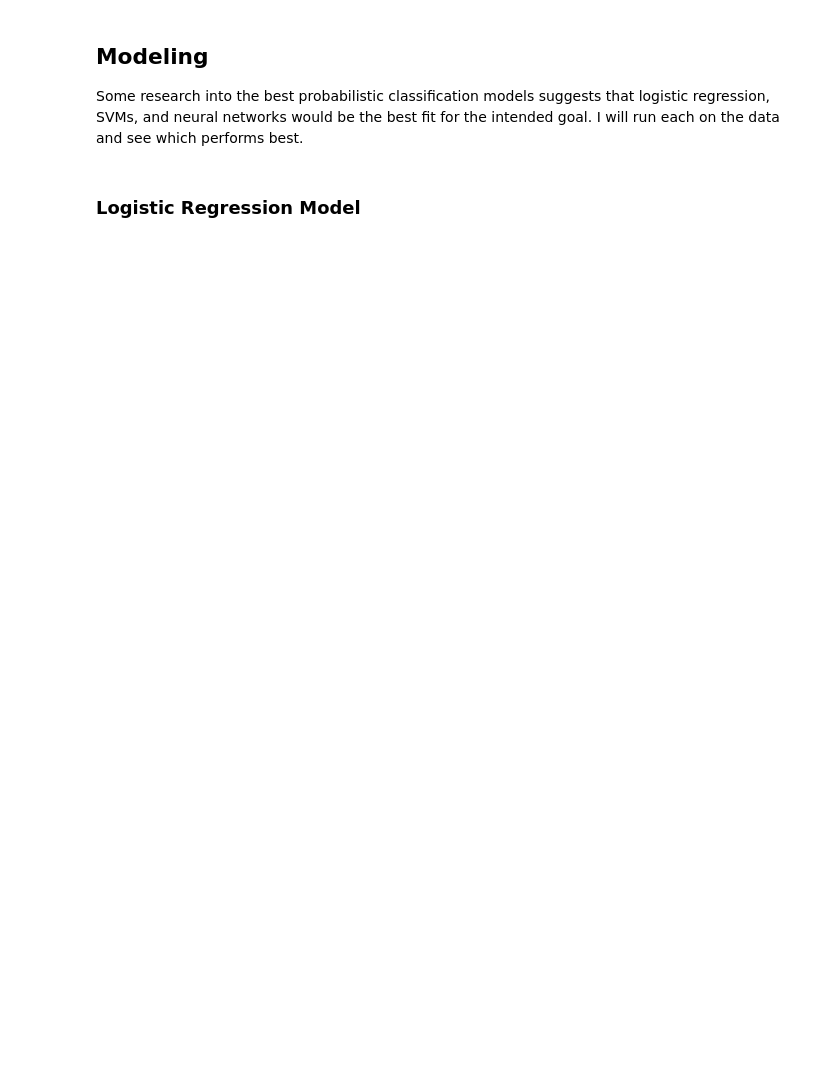
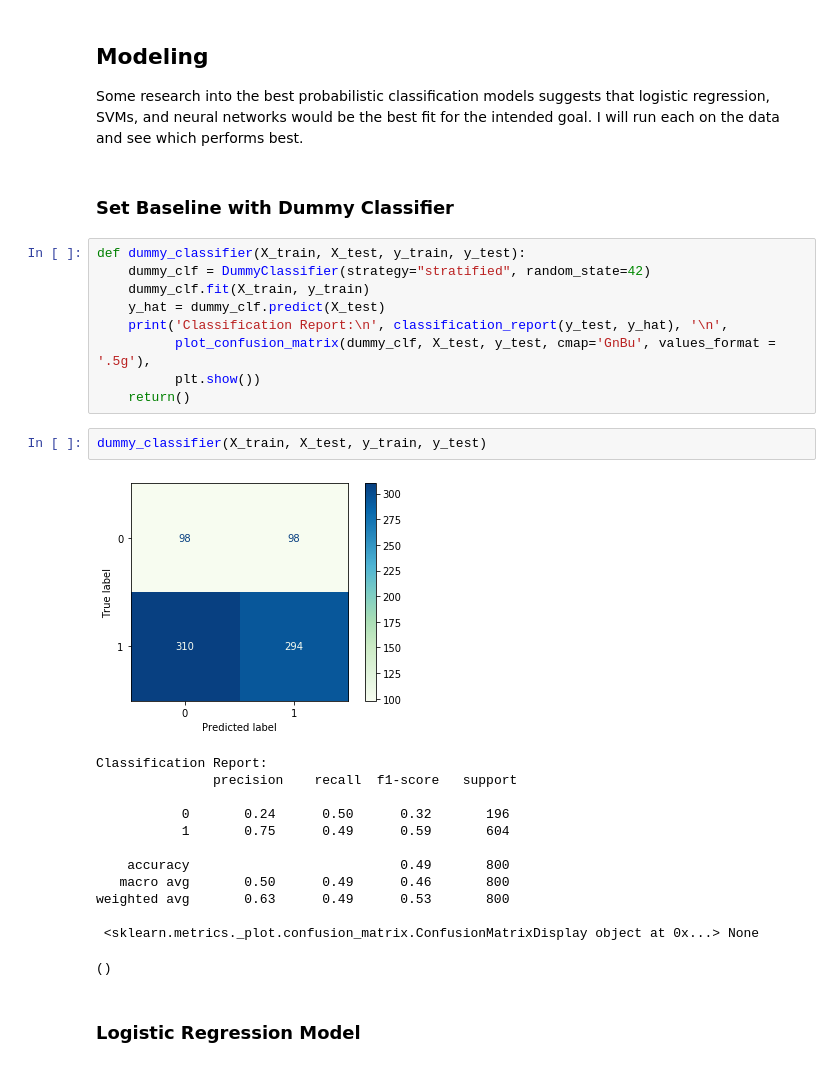
Before and after one commit to jnels13/NC_Litigation_Predictor, a Jupyter notebook: Litigation_Predictor.ipynb, the cells around one changed output. Cells and saved outputs as stored; diff of their text form; blank space fills up the shorter version.

```diff
--- a/Litigation_Predictor.ipynb
+++ b/Litigation_Predictor.ipynb
@@ -137,6 +148,33 @@ pd.Series(y_train).value_counts().plot.pie(autopct="%.1f%%");
 ## Modeling
 
 Some research into the best probabilistic classification models suggests that logistic regression, SVMs, and neural networks would be the best fit for the intended goal.  I will run each on the data and see which performs best.
+# %% [markdown]
+### Set Baseline with Dummy Classifier
+# %%
+def dummy_classifier(X_train, X_test, y_train, y_test):
+    dummy_clf = DummyClassifier(strategy="stratified", random_state=42)
+    dummy_clf.fit(X_train, y_train)
+    y_hat = dummy_clf.predict(X_test)
+    print('Classification Report:\n', classification_report(y_test, y_hat), '\n',
+          plot_confusion_matrix(dummy_clf, X_test, y_test, cmap='GnBu', values_format = '.5g'),
+          plt.show())
+    return()
+# %%
+dummy_classifier(X_train, X_test, y_train, y_test)
+# %% [output]
+[figure, added]
+Classification Report:
+               precision    recall  f1-score   support
+
+           0       0.24      0.50      0.32       196
+           1       0.75      0.49      0.59       604
+
+    accuracy                           0.49       800
+   macro avg       0.50      0.49      0.46       800
+weighted avg       0.63      0.49      0.53       800
+
+ <sklearn.metrics._plot.confusion_matrix.ConfusionMatrixDisplay object at 0x...> None
+()
 # %% [markdown]
 ### Logistic Regression Model
 # %%
```
Also changed, not shown: parts of 35 cells of this notebook.
